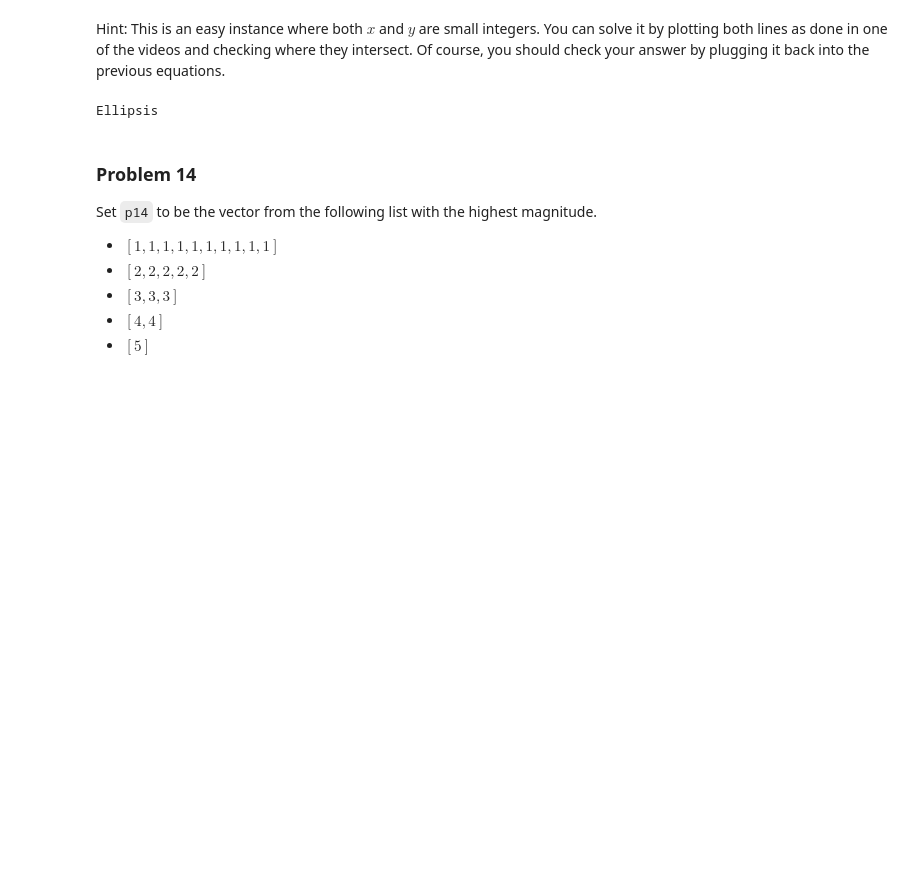
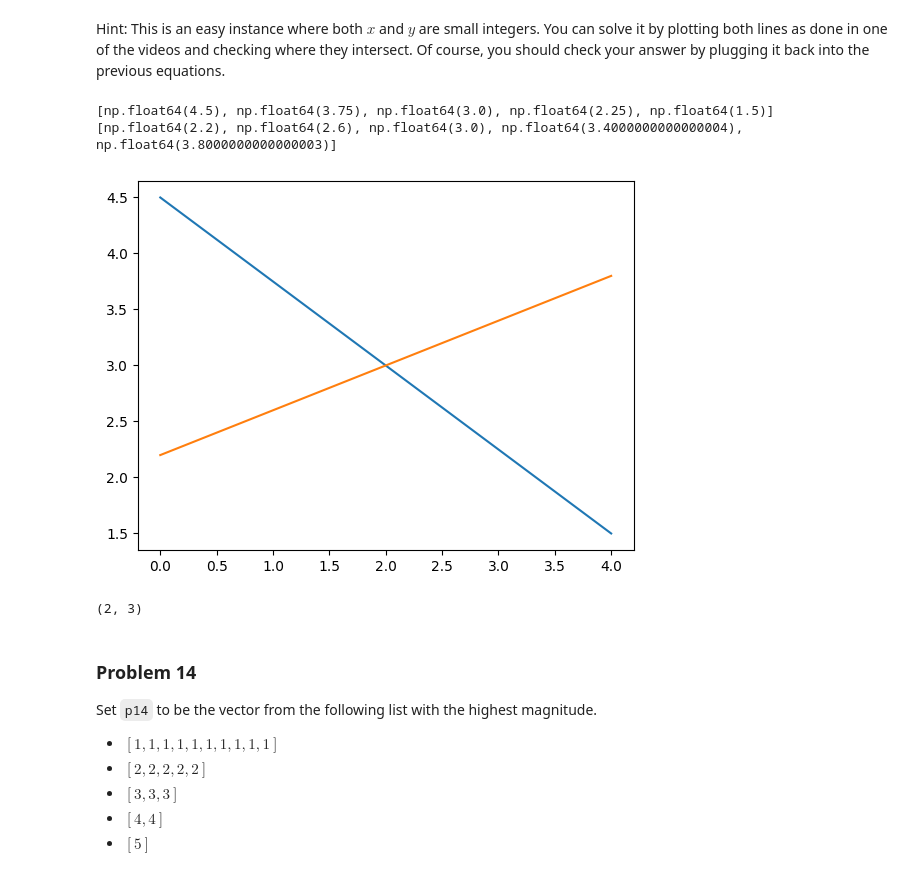
Before and after one commit to bvanson/dx601-homework-08, a Jupyter notebook: homework.ipynb, the cells around one changed output. Saved outputs shown, nothing was run; the diff lists cells and outputs as text; code cells hidden in the pictures; blank space fills up the shorter version.

```diff
--- a/homework.ipynb
+++ b/homework.ipynb
@@ -293,7 +294,24 @@ p13 = ...
+# %%
+# YOUR CHANGES HERE
+
+# set p13 to be (x, y)
+x = np.arange(0,5)
+
+y1 = [18/4 - (3/4)*t for t in x]
+y2 = [11/5 + (2/5)*t for t in x]
+plt.plot(x,y1)
+plt.plot(x,y2)
+print(y1)
+print(y2)
+p13 = (2,3)
+# %% [output]
+[np.float64(4.5), np.float64(3.75), np.float64(3.0), np.float64(2.25), np.float64(1.5)]
+[np.float64(2.2), np.float64(2.6), np.float64(3.0), np.float64(3.4000000000000004), np.float64(3.8000000000000003)]
+[figure, added]
 # %%
 p13
 # %% [output]
-Ellipsis
+(2, 3)
 # %% [markdown]
 ### Problem 14
 
```
Also changed, not shown: parts of 13 cells of this notebook.
